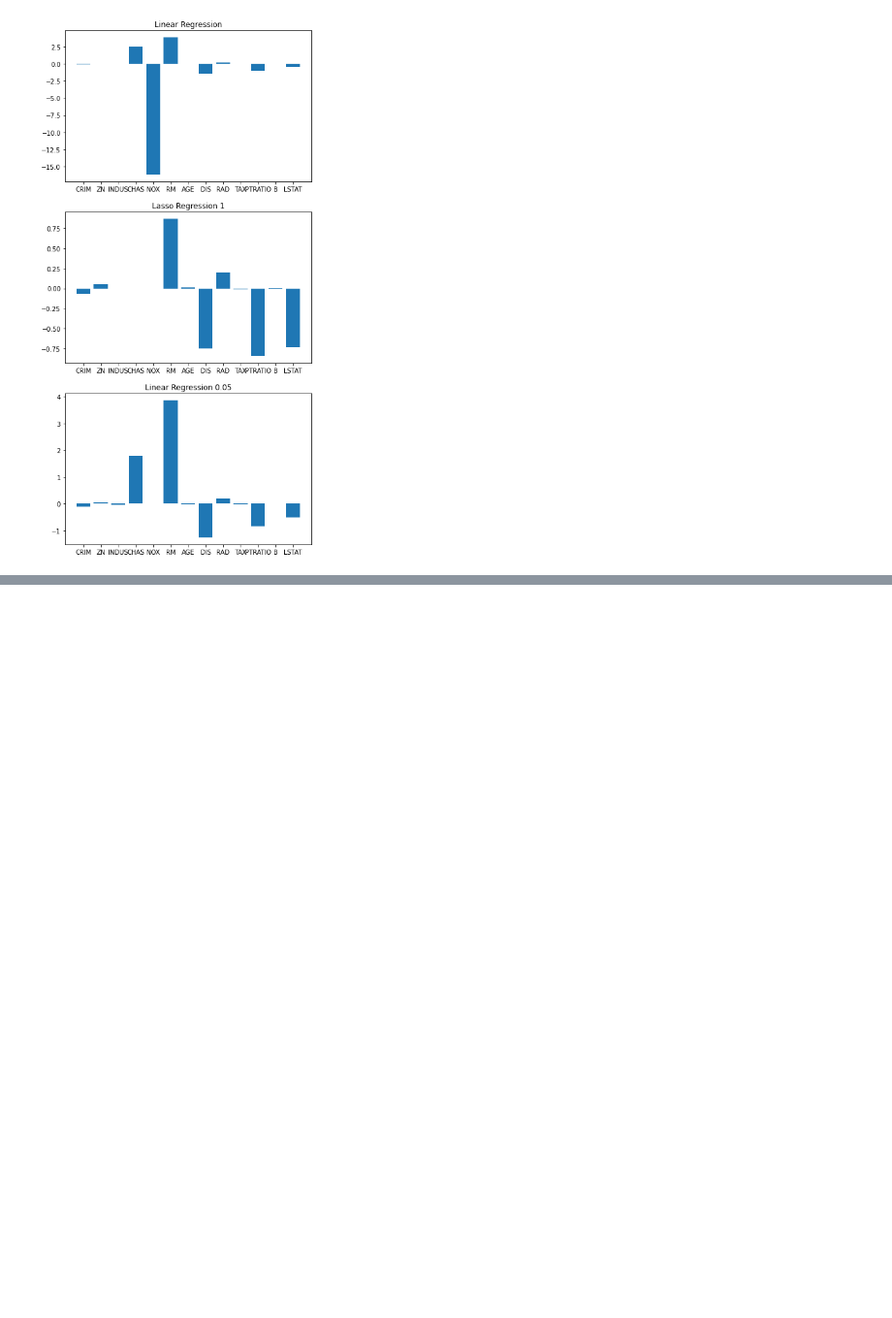
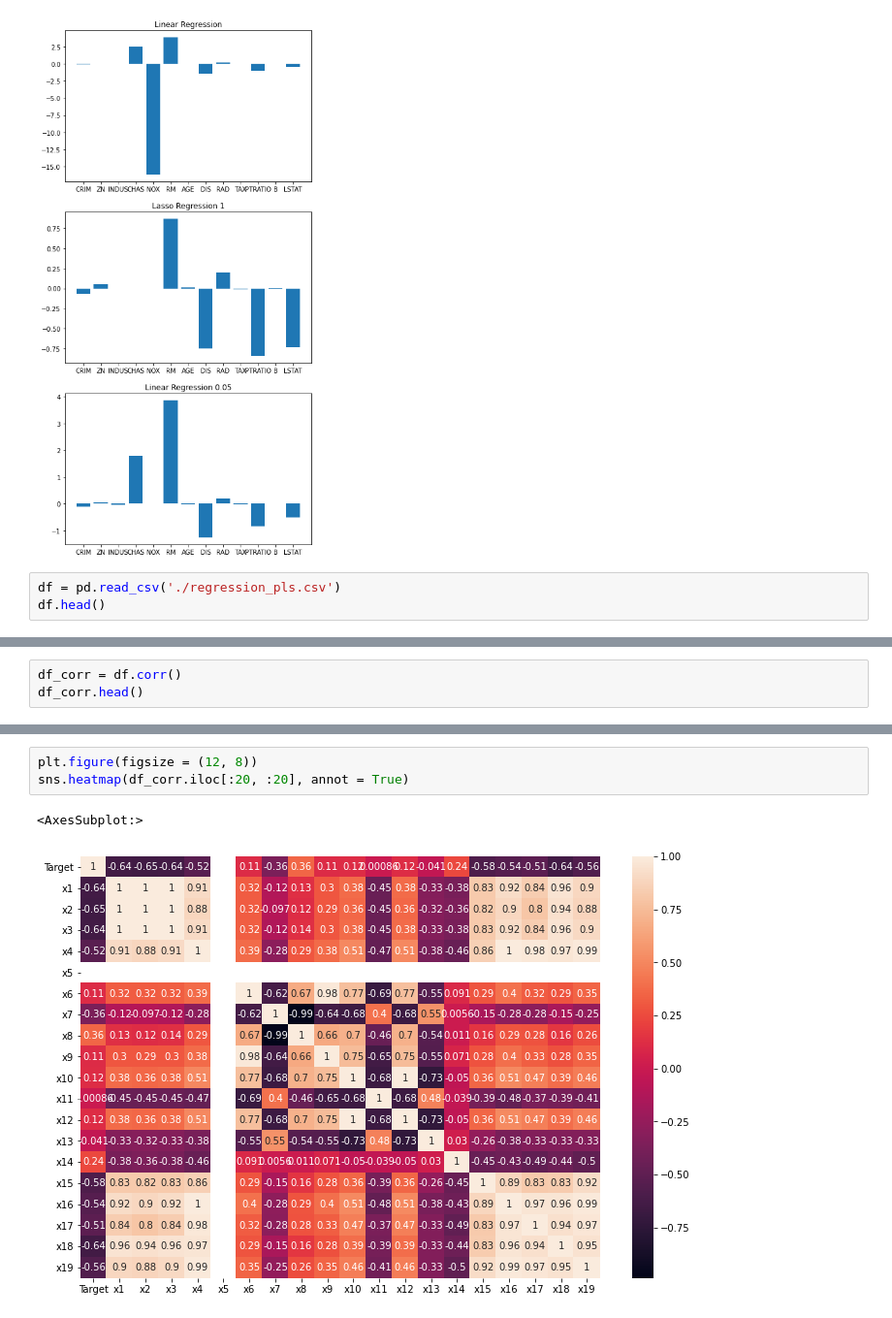
Before and after one commit to ash-coding/machine_learning, a Jupyter notebook: kikagaku/regression_with.ipynb, the cells around one changed output, grey strips where cells are left out. Shown at 97% size. Saved outputs shown, nothing was run; the diff lists cells and outputs as text; blank space fills up the shorter version.

Commit message:
update: regression with supervised learning

```diff
--- a/kikagaku/regression_with.ipynb
+++ b/kikagaku/regression_with.ipynb
@@ -154,3 +154,6 @@ ax3.set_title('Linear Regression 0.05')
 # %% [output]
 Text(0.5, 1.0, 'Linear Regression 0.05')
 [figure]
+# %%
+df = pd.read_csv('./regression_pls.csv')
+df.head()
@@ -156,0 +191,3 @@ Text(0.5, 1.0, 'Linear Regression 0.05')
+# %%
+df_corr = df.corr()
+df_corr.head()
@@ -156,0 +202,6 @@ Text(0.5, 1.0, 'Linear Regression 0.05')
+# %%
+plt.figure(figsize = (12, 8))
+sns.heatmap(df_corr.iloc[:20, :20], annot = True)
+# %% [output]
+<AxesSubplot:>
+[figure, added]
```
Also changed, not shown: parts of 11 cells of this notebook.
